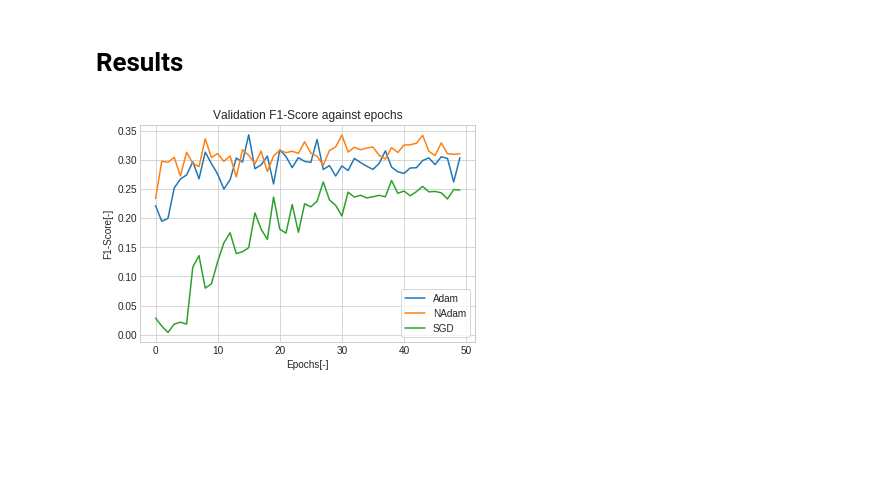
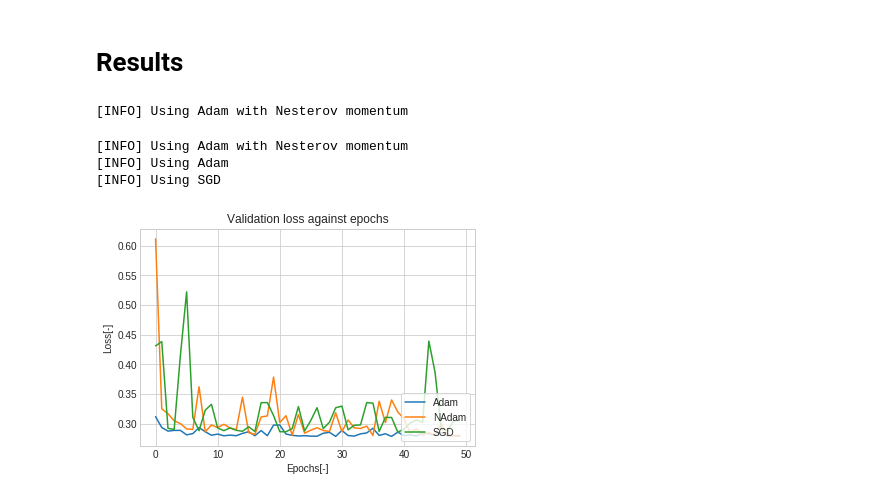
Before and after one commit to jalil-M/Opt-Project, a Jupyter notebook: project.ipynb, the cells around one changed output. Drawn from its saved outputs; the diff is of its cells as text; code cells hidden in the pictures; blank space fills up the shorter version.

```diff
--- a/project.ipynb
+++ b/project.ipynb
@@ -130,11 +175,6 @@ plt.savefig('figures/accuracy-spect.png')
 # %%
-def run_training_benchmarking(data, epochs = 50):
+def run_training_benchmarking_loss(data, epochs = 50):
     list_optimzers = ['nadam','adam', 'sgd']
-
-
-    adam_val_f1 = []
-    nadam_val_f1 = []
-    sgd_val_f1 = []
 
     adam_val_loss = []
     nadam_val_loss = []
@@ -149,29 +189,26 @@ def run_training_benchmarking(data, epochs = 50):
     for l in list_optimzers:
         if l=='adam':
             print('[INFO] Using Adam')
-            opt = Adam(lr=1e-3)
+            opt = Adam()
 
         elif l == 'nadam':
             print('[INFO] Using Adam with Nesterov momentum')
             opt= Nadam()
         else:
             print('[INFO] Using SGD')
-            opt = SGD(lr=0.01)
+            opt = SGD()
 
         model = build_model(activation='selu')
-        model.compile(loss='binary_crossentropy', optimizer=opt, metrics=[f1_m])
+        model.compile(loss='binary_crossentropy', optimizer=opt)
         history = model.fit(x_train, y_train, epochs=epochs, batch_size=128,
                 validation_data=(x_test, y_test), verbose = 0)
 
         if l == 'adam':
-            adam_val_f1 = history.history['val_f1_m']
             adam_val_loss = history.history['val_loss']
 
         elif l == 'sgd':
-            sgd_val_f1 = history.history['val_f1_m']
             sgd_val_loss = history.history['val_loss']
         else:
-            nadam_val_f1 = history.history['val_f1_m']
             nadam_val_loss = history.history['val_loss']
 
-    return sgd_val_f1,adam_val_f1, nadam_val_f1, sgd_val_loss,adam_val_loss, nadam_val_loss
+    return sgd_val_loss,adam_val_loss, nadam_val_loss
@@ -180,14 +215,34 @@ sgd_val_f1,adam_val_f1, nadam_val_f1, sgd_val_loss,adam_val_loss, nadam_val_loss
 # %% [markdown]
 # Results
+# %%
+sgd_val_f1,adam_val_f1, nadam_val_f1= run_training_benchmarking_f1(data)
+
+plt.style.use('seaborn-whitegrid')
+plt.plot(np.mean(adam_val_f1, axis=0), label='Adam')
+plt.plot(np.mean(nadam_val_f1, axis=0), label='NAdam')
+plt.plot(np.mean(sgd_val_f1, axis=0), label='SGD')
+plt.xlabel('Epochs[-]')
+plt.ylabel('F1-Score[-]')
+plt.title('Validation F1-Score against epochs')
+plt.legend(loc='lower right', frameon = True)
+plt.savefig('figures/f1-epochs.png')
+# %% [output]
+[INFO] Using Adam with Nesterov momentum
+# %%
+sgd_val_loss,adam_val_loss, nadam_val_loss = run_training_benchmarking_loss(data)
+# %% [output]
+[INFO] Using Adam with Nesterov momentum
+[INFO] Using Adam
+[INFO] Using SGD
 # %%
 plt.style.use('seaborn-whitegrid')
-plt.plot(adam_val_f1, label='Adam')
-plt.plot(nadam_val_f1, label='NAdam')
-plt.plot(sgd_val_f1, label='SGD')
+plt.plot(adam_val_loss, label='Adam')
+plt.plot(nadam_val_loss, label='NAdam')
+plt.plot(sgd_val_loss, label='SGD')
 plt.xlabel('Epochs[-]')
-plt.ylabel('F1-Score[-]')
-plt.title('Validation F1-Score against epochs')
+plt.ylabel('Loss[-]')
+plt.title('Validation loss against epochs')
 plt.legend(loc='lower right', frameon = True)
-plt.savefig('figures/f1-epochs.png')
+plt.savefig('figures/loss-epochs.png')
 # %% [output]
-[figure, old version]
+[figure, new version]
```
Also changed, not shown: parts of 9 cells of this notebook.
